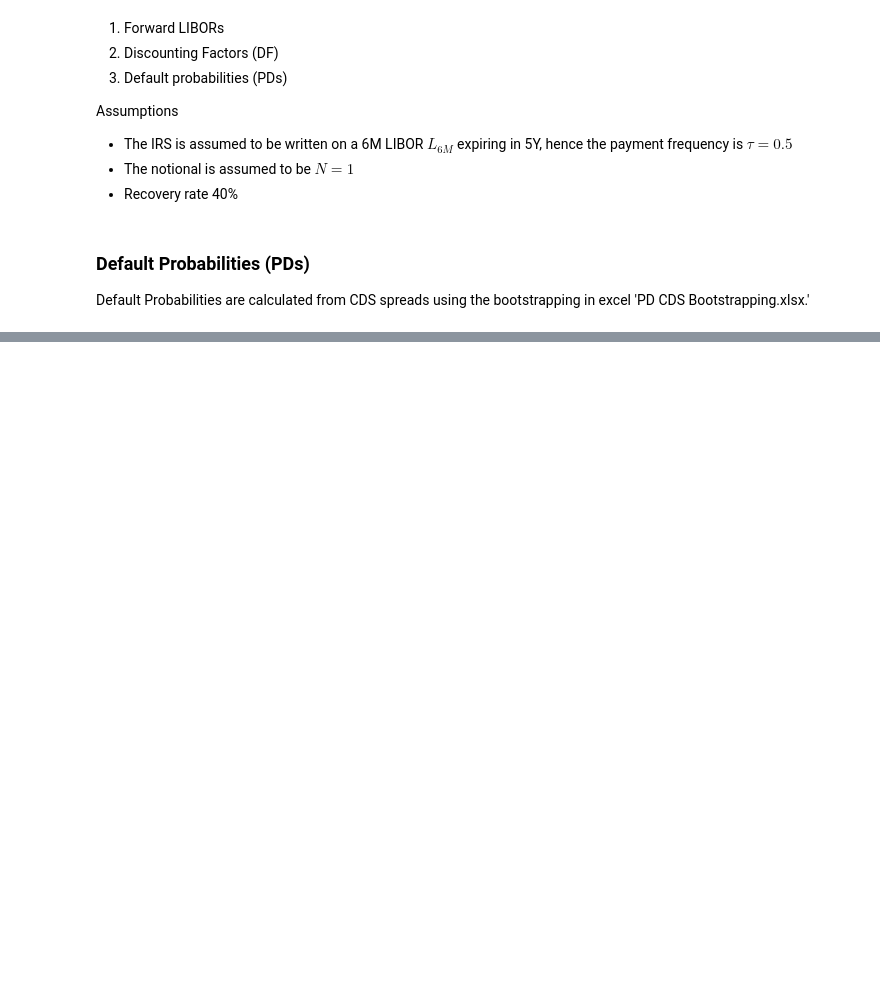
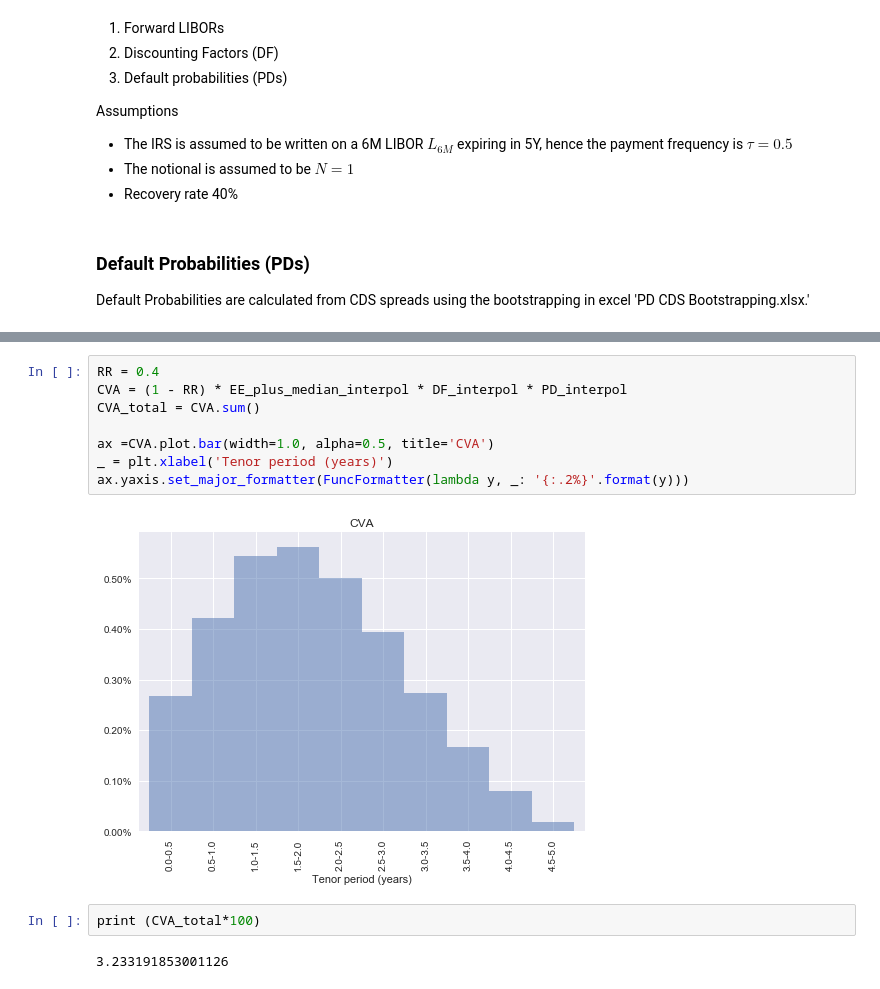
Before and after one commit to anchalsri82/Python, a Jupyter notebook: CVA/CVA.ipynb, the cells around one changed output, grey strips where cells are left out. Saved outputs shown, nothing was run; the diff lists cells and outputs as text; blank space fills up the shorter version.

```diff
--- a/CVA/CVA.ipynb
+++ b/CVA/CVA.ipynb
@@ -94,0 +328,14 @@ IFrame("PCA_Chart.pdf", width=600, height=450)
+# %%
+RR = 0.4
+CVA = (1 - RR) * EE_plus_median_interpol * DF_interpol * PD_interpol
+CVA_total = CVA.sum()
+
+ax =CVA.plot.bar(width=1.0, alpha=0.5, title='CVA')
+_ = plt.xlabel('Tenor period (years)')
+ax.yaxis.set_major_formatter(FuncFormatter(lambda y, _: '{:.2%}'.format(y)))
+# %% [output]
+[figure, added]
+# %%
+print (CVA_total*100)
+# %% [output]
+3.233191853001126
```
Also changed, not shown: parts of 19 cells of this notebook, 11 other files.
